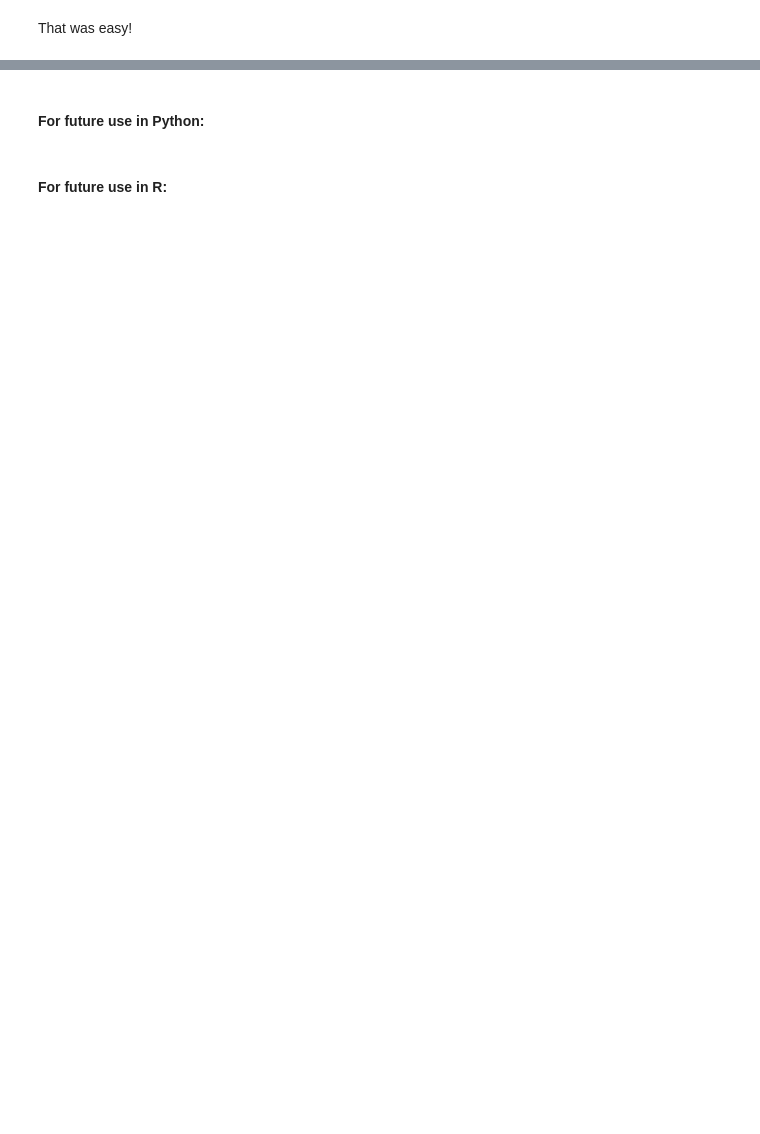
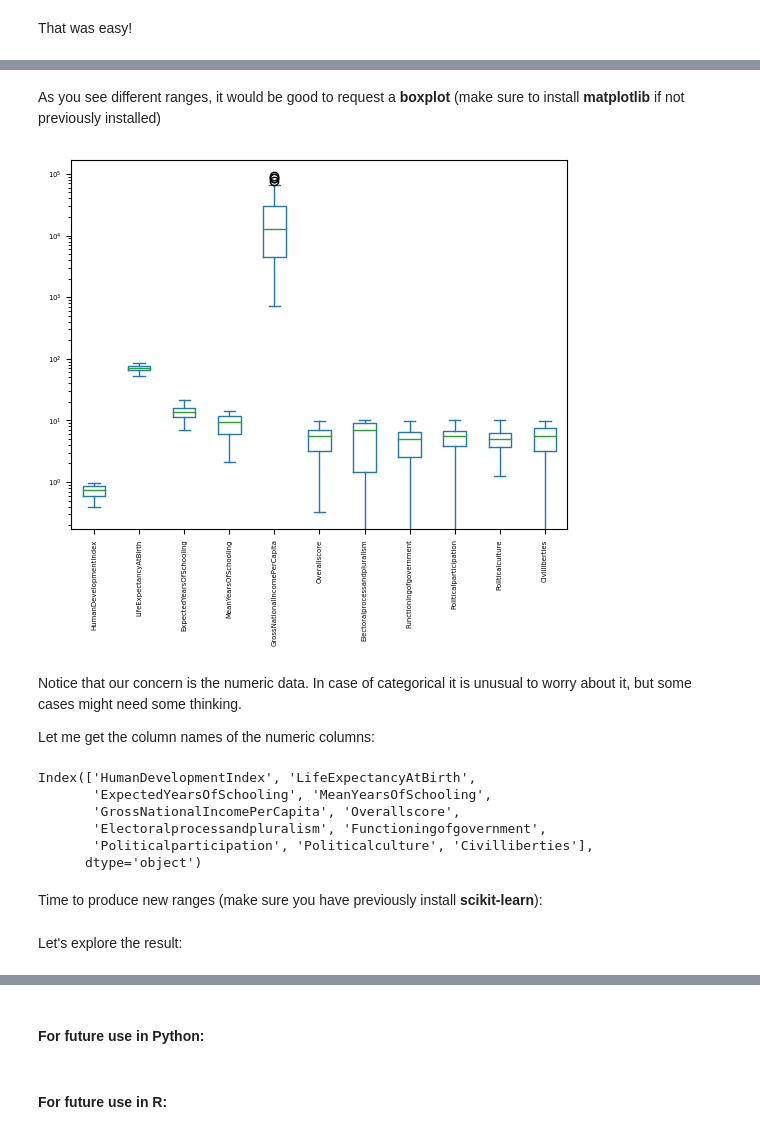
Before and after one commit to eScienceWinterSchool/PythonSession, a Jupyter notebook: index.ipynb, the cells around one changed output, grey strips where cells are left out. Cells and saved outputs as stored; diff of their text form; code cells hidden in the pictures; blank space fills up the shorter version.

```diff
--- a/index.ipynb
+++ b/index.ipynb
@@ -203,6 +510,10 @@ for i in range(hdiRaw.shape[1]):
 # %% [markdown]
 This means that the people who created this data set used ".." to represent **missing values**. Let's replace those values:
 # %%
+# replacing !
 hdiRaw.replace(to_replace=[".."],
-                value=None,inplace=True)
+               value=None,
+               inplace=True)
+
+#result
 hdiRaw
@@ -342,0 +935,28 @@ ____
+# %% [markdown]
+As you see different ranges, it would be good to request a **boxplot** (make sure to install **matplotlib** if not previously installed)
+# %%
+import matplotlib.pyplot as plt
+
+hdidem.plot(kind='box', rot=90,fontsize=5)
+plt.semilogy();
+# %% [output]
+[figure, added]
+# %% [markdown]
+Notice that our concern is the numeric data. In case of categorical it is unusual to worry about it, but some cases might need some thinking.
+
+Let me get the column names of the numeric columns:
+# %%
+import numpy as np
+
+colsToScale = hdidem.select_dtypes([np.number]).columns
+
+colsToScale
+# %% [output]
+Index(['HumanDevelopmentIndex', 'LifeExpectancyAtBirth',
+       'ExpectedYearsOfSchooling', 'MeanYearsOfSchooling',
+       'GrossNationalIncomePerCapita', 'Overallscore',
+       'Electoralprocessandpluralism', 'Functioningofgovernment',
+       'Politicalparticipation', 'Politicalculture', 'Civilliberties'],
+      dtype='object')
+# %% [markdown]
+Time to produce new ranges (make sure you have previously install **scikit-learn**):
@@ -342,0 +970,2 @@ ____
+# %% [markdown]
+Let's explore the result:
```
Also changed, not shown: parts of 103 cells of this notebook, 6 other files.
